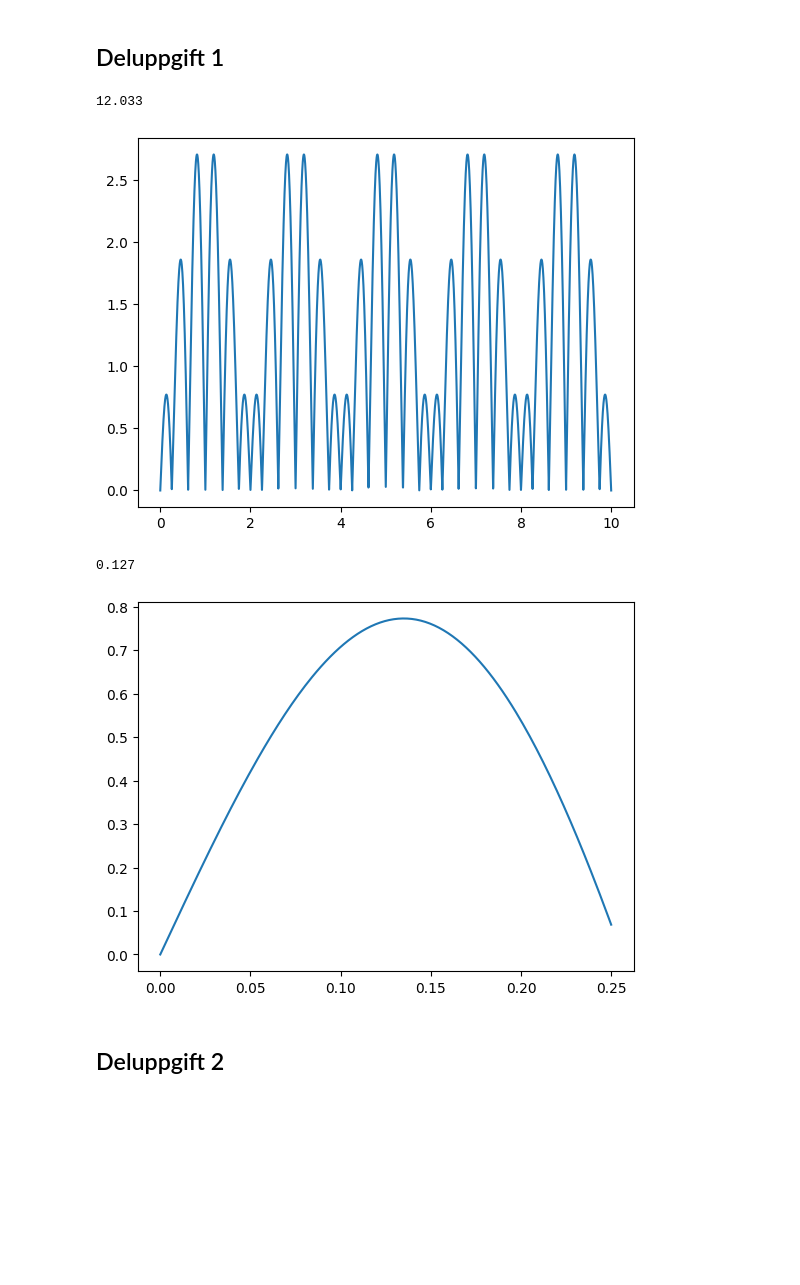
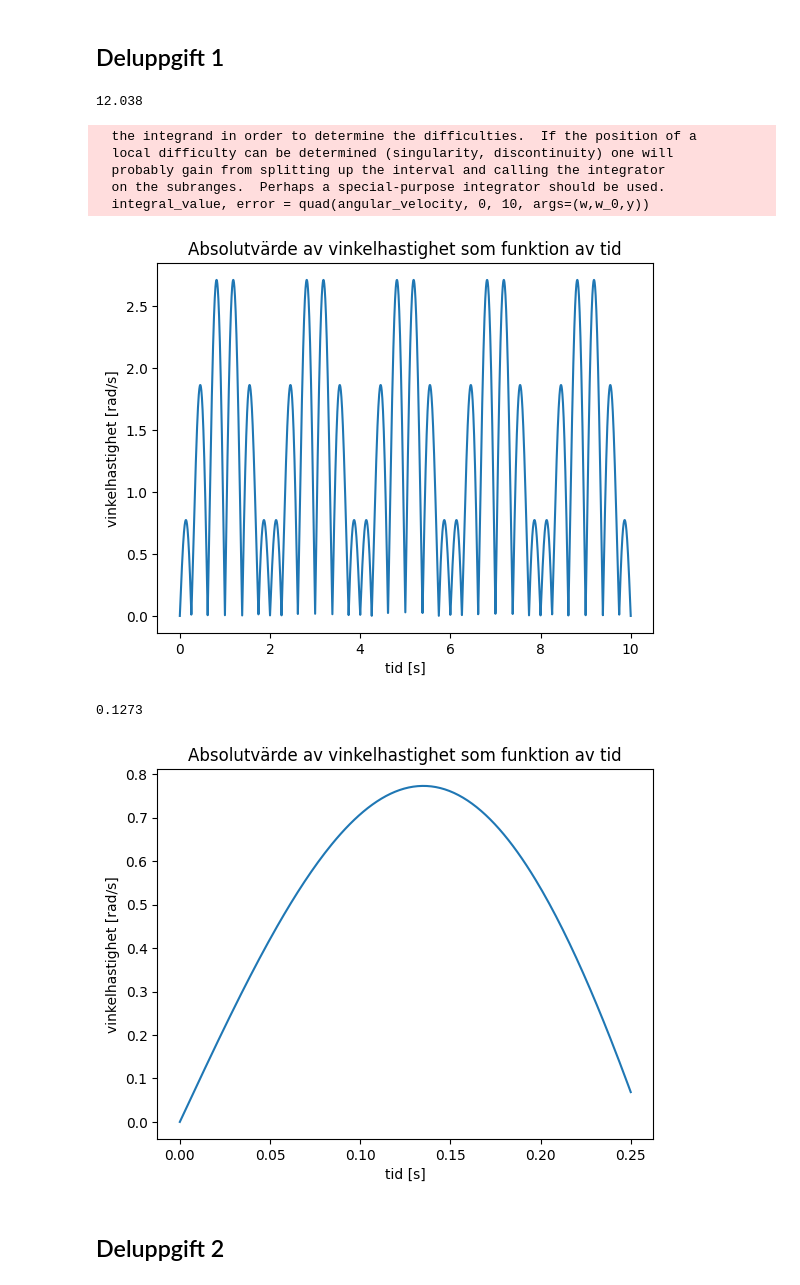
Before and after one commit to Hobbit0419/Uni_code, a Jupyter notebook: Berv1/projekt2/projekt2.ipynb, the cells around one changed output. Drawn from its saved outputs; the diff is of its cells as text; code cells hidden in the pictures; blank space fills up the shorter version.

```diff
--- a/Berv1/projekt2/projekt2.ipynb
+++ b/Berv1/projekt2/projekt2.ipynb
@@ -48,18 +45,25 @@ def func2(t, u, w, w_0, B, y):
 # %%
 t = np.linspace(0, 10, 4000)
 w = 2*np.pi
 w_0= 3*np.pi
 y = 0.1
 
 fig, ax = plt.subplots()
 ax.plot(t, angular_velocity(t, w,w_0,y))
-
-integral_value, error = quad(angular_velocity, 0, 10, args=(w,w_0,y), limit=50000)
+ax.set_xlabel('tid [s]')
+ax.set_ylabel('vinkelhastighet [rad/s]')
+ax.set_title('Absolutvärde av vinkelhastighet som funktion av tid')
+integral_value, error = quad(angular_velocity, 0, 10, args=(w,w_0,y))
 
 print(round(integral_value, 3))
 # %% [output]
-12.033
+12.038
+  the integrand in order to determine the difficulties.  If the position of a
+  local difficulty can be determined (singularity, discontinuity) one will
+  probably gain from splitting up the interval and calling the integrator
+  on the subranges.  Perhaps a special-purpose integrator should be used.
+  integral_value, error = quad(angular_velocity, 0, 10, args=(w,w_0,y))
-[figure, old version]
+[figure, new version]
 # %%
 t = np.linspace(0, 0.25, 200)
 w = 2*np.pi
@@ -68,13 +72,16 @@ y = 0.1
 
 fig, ax = plt.subplots()
 ax.plot(t, angular_velocity(t, w,w_0,y))
+ax.set_xlabel('tid [s]')
+ax.set_ylabel('vinkelhastighet [rad/s]')
+ax.set_title('Absolutvärde av vinkelhastighet som funktion av tid')
 
-integral_value, error = quad(angular_velocity, 0, 0.25, args=(w,w_0,y), limit=50000)
+integral_value, error = quad(angular_velocity, 0, 0.25, args=(w,w_0,y))
 
-print(round(integral_value, 3))
+print(round(integral_value, 4))
 # %% [output]
-0.127
+0.1273
-[figure, old version]
+[figure, new version]
 # %% [markdown]
 ## Deluppgift 2
 # %%
```
Also changed, not shown: parts of 6 cells of this notebook, 3 other files.
